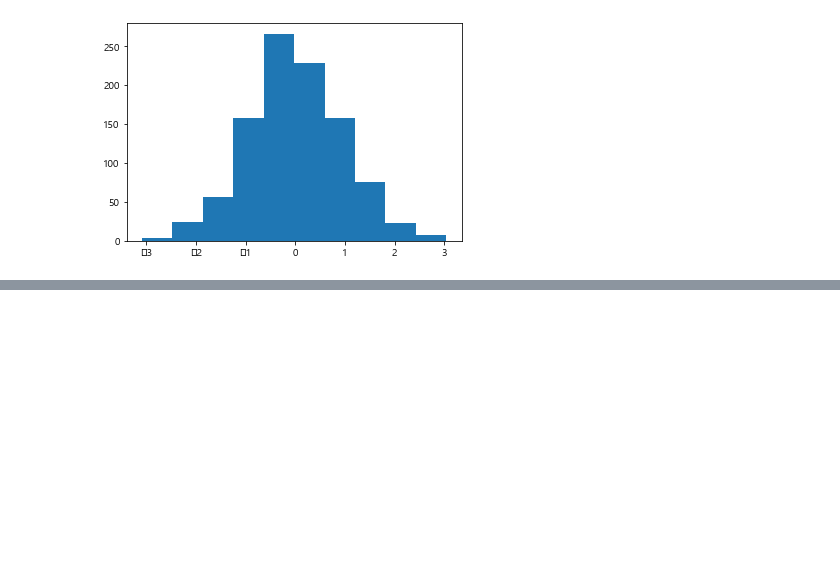
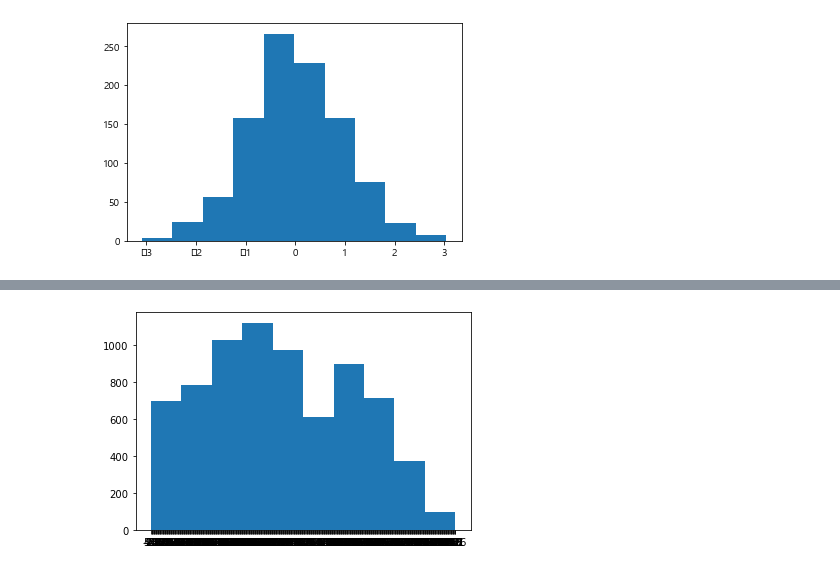
Before and after one commit to eunyeong1328/Study-Alone, a Jupyter notebook: python/BigData/NumpyPlot.ipynb, the cells around one changed output, grey strips where cells are left out. Saved outputs shown, nothing was run; the diff lists cells and outputs as text; code cells hidden in the pictures; blank space fills up the shorter version.

```diff
--- a/python/BigData/NumpyPlot.ipynb
+++ b/python/BigData/NumpyPlot.ipynb
@@ -721,0 +767,15 @@ plt.show()
+# %%
+import matplotlib.pyplot as plt
+import csv
+%matplotlib inline
+x = []
+f = open("서울.csv")
+data = csv.reader(f)
+title = next(data)
+for temp in data:
+    #print(temp[2]) 평균기온
+    x.append(temp[2])
+plt.hist(x)
+plt.show()
+# %% [output]
+[figure, added]
```
Also changed, not shown: parts of 25 cells of this notebook.
